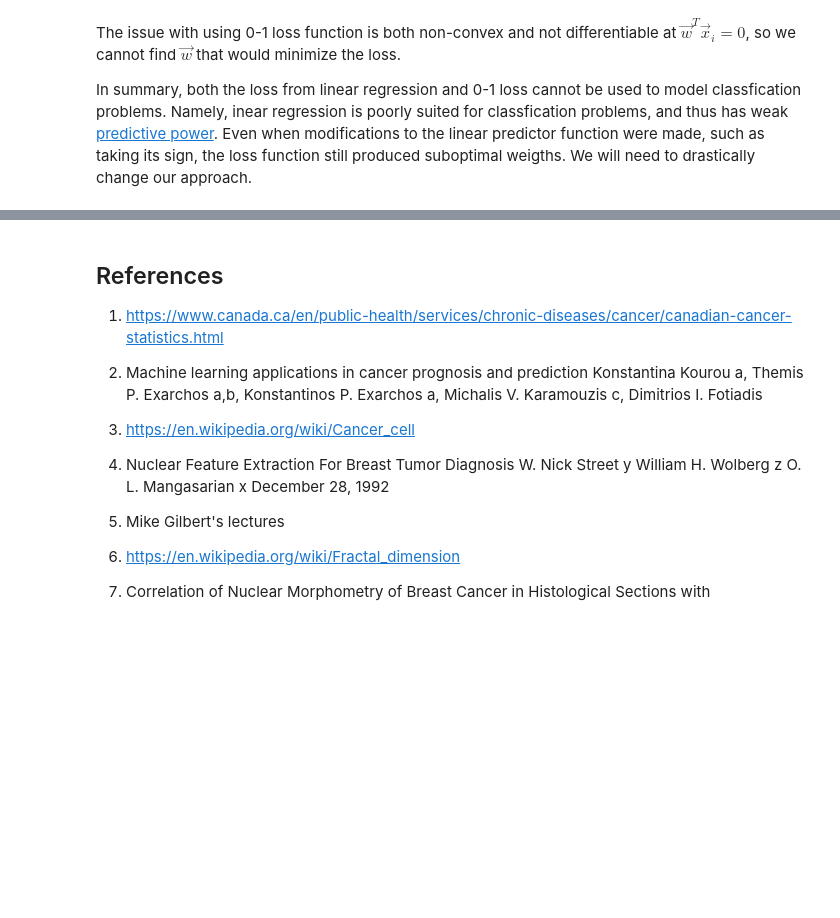
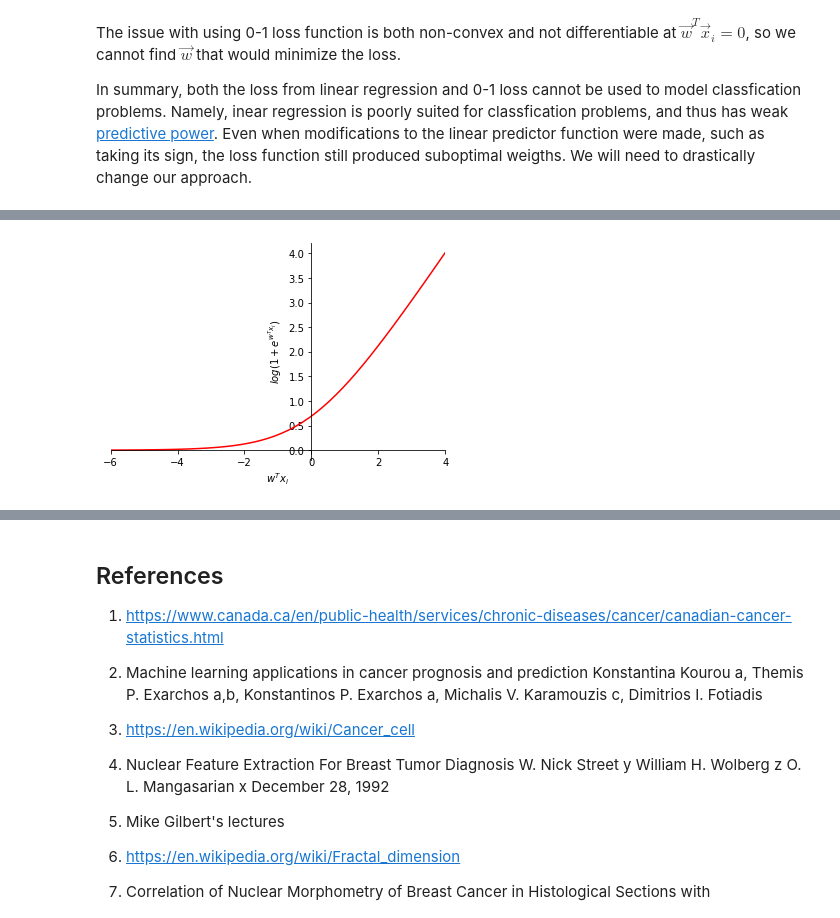
Before and after one commit to ramyar4321/MachineLearningCancer, a Jupyter notebook: MachineLearningCancerPerdiction.ipynb, the cells around one changed output, grey strips where cells are left out. Cells and saved outputs as stored; diff of their text form; code cells hidden in the pictures; blank space fills up the shorter version.

Commit message:
Added plot and L1-regularization to logestic regression section.

```diff
--- a/MachineLearningCancerPerdiction.ipynb
+++ b/MachineLearningCancerPerdiction.ipynb
@@ -1205,0 +1191,31 @@ Once the weights $\vec{w}$ are determined, let us consider how predictions can b
+# %%
+# 50 linearly spaced numbers
+x = np.linspace(-6,4,50)
+
+# the function, which is y_i = (w_i^Tx_i)^2 here
+y = np.log(1+ np.exp(x))
+
+# setting the axes at the centre
+fig = plt.figure()
+ax = fig.add_subplot(1, 1, 1)
+ax.spines['left'].set_position('zero')
+ax.spines['bottom'].set_position('zero')
+ax.spines['right'].set_color('none')
+ax.spines['top'].set_color('none')
+ax.xaxis.set_ticks_position('bottom')
+ax.yaxis.set_ticks_position('left')
+
+# set x-axis limits
+ax.set_xlim([-6, 4])
+
+# Set axis labels
+plt.xlabel('$w^Tx_i$')
+plt.ylabel('$log(1+e^{w^Tx_i})$')
+
+# plot the function
+plt.plot(x,y, 'r')
+
+# show the plot
+plt.show()
+# %% [output]
+[figure, added]
```
Also changed, not shown: parts of 3 cells of this notebook.
